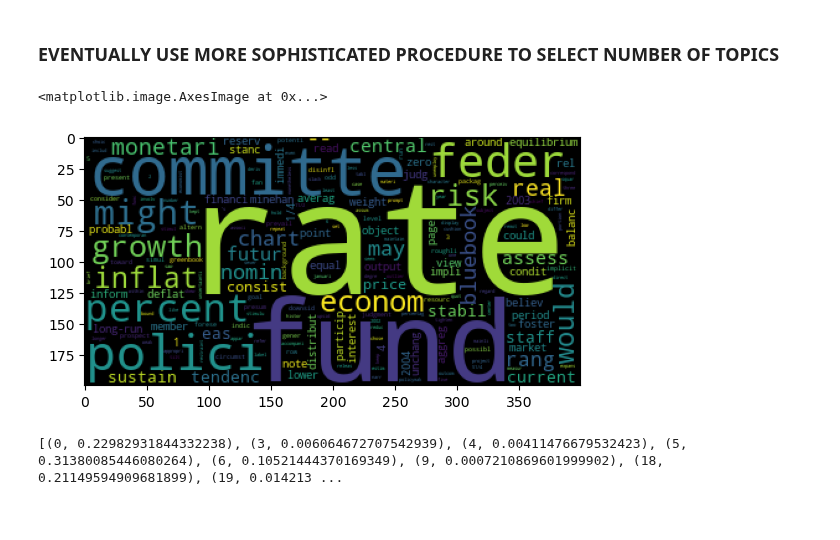
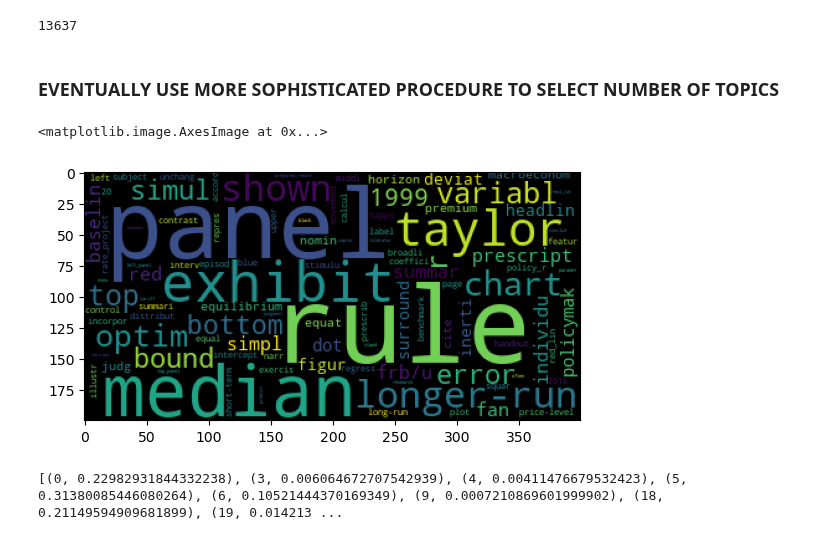
Before and after one commit to bendurham441/fed-nlp, a Jupyter notebook: topic_modelling.ipynb, the cells around one changed output. Drawn from its saved outputs; the diff is of its cells as text; code cells hidden in the pictures.

Commit message:
Adding tfidf filtering

```diff
--- a/topic_modelling.ipynb
+++ b/topic_modelling.ipynb
@@ -19,5 +21,5 @@ tdf = pd.read_csv('transcripts/transcripts.csv')
 tdf_g = pd.read_csv('speaker_grouped.csv')
 # %%
-tdf['tokens'] = tdf['content'].apply(lambda x : utils.process(x, stemmer=stemmer))
+tdf_g['tokens'] = tdf_g['text_enhanced'].apply(lambda x : utils.process(x, stemmer=stemmer))
 # %%
-texts = tdf['tokens'].tolist()
+texts = tdf_g['tokens'].tolist()
@@ -27,0 +125,5 @@ corpus = [dictionary.doc2bow(text) for text in texts]
+# %%
+tokens_to_keep = [i for i, tfidf in tfidf_global.items() if tfidf > tfidf_vals[15000]]
+len(tokens_to_keep)
+# %% [output]
+13637
@@ -30,10 +136,10 @@ corpus = [dictionary.doc2bow(text) for text in texts]
 # %%
 ldamodel = LdaModel(corpus, num_topics=40, id2word=dictionary, passes=5, random_state=0, minimum_probability=0)
 # %%
-plt.imshow(WordCloud().fit_words(dict(ldamodel.show_topic(39, 200))))
+plt.imshow(WordCloud().fit_words(dict(ldamodel.show_topic(0, 200))))
 # %% [output]
 <matplotlib.image.AxesImage at 0x...>
-[figure, old version]
+[figure, new version]
 # %%
 for i in range(45):
     print(nmf.show_topic(i, 10)[0:5])
```
Also changed, not shown: parts of 15 cells of this notebook, 1 other file.
